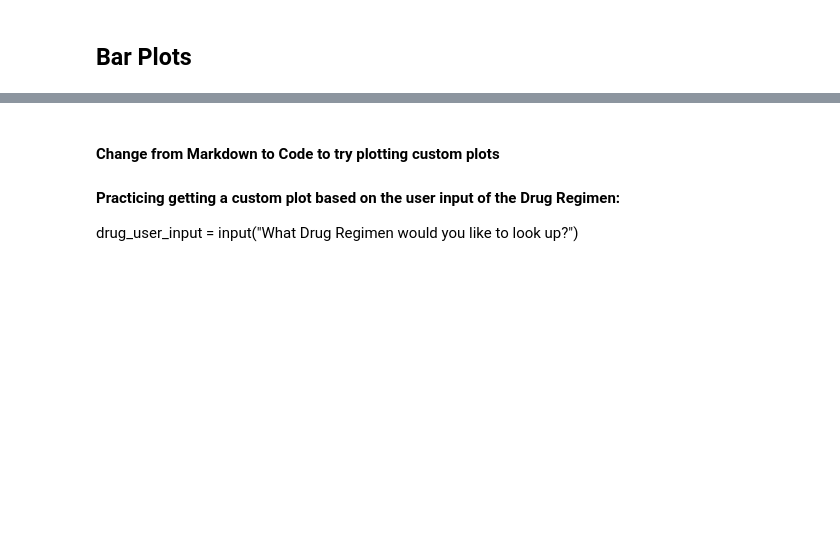
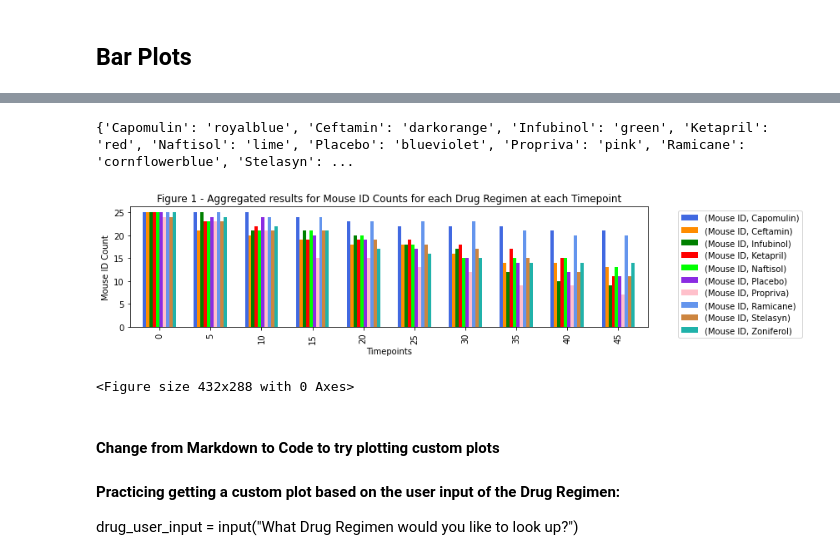
Before and after one commit to IrinaUX/MatPlotLib_hw, a Jupyter notebook: pymaceuticals_starter-Copy6_Statisctics.ipynb, the cells around one changed output, grey strips where cells are left out. Cells and saved outputs as stored; diff of their text form; code cells hidden in the pictures; blank space fills up the shorter version.

```diff
--- a/pymaceuticals_starter-Copy6_Statisctics.ipynb
+++ b/pymaceuticals_starter-Copy6_Statisctics.ipynb
@@ -113,27 +158,31 @@ len(clean_df["Mouse ID"].unique())
 # %%
-# # Option 3 - aggregate the plots into one:
-# # Create a grouped_df with two columns:
-# grouped_gf = clean_df.groupby(['Timepoint','Drug Regimen'])
-# mice_count = grouped_gf['Timepoint'].count()
+# Option 3 - aggregate the plots into one:
+# Create a grouped_df with two columns:
+grouped_gf = clean_df.groupby(['Timepoint','Drug Regimen'])
+mice_count = grouped_gf['Timepoint'].count()
 
-# # Aggreate the data into one plot:
-# agg_df = clean_df.groupby(['Drug Regimen','Timepoint']).agg({'Mouse ID':'count'})
+# Aggreate the data into one plot:
+agg_df = clean_df.groupby(['Drug Regimen','Timepoint']).agg({'Mouse ID':'count'})
 
-# # This dictionary is to color the bars in the custom plot based on specific drug.
-# values = ["royalblue","darkorange","green","red","lime","blueviolet","pink","cornflowerblue","peru","lightseagreen"]
-# keys = drug_list_plt
-# color_drug_dict = dict(zip(keys, values))
-# print(color_drug_dict)
+# This dictionary is to color the bars in the custom plot based on specific drug.
+values = ["royalblue","darkorange","green","red","lime","blueviolet","pink","cornflowerblue","peru","lightseagreen"]
+keys = drug_list_plt
+color_drug_dict = dict(zip(keys, values))
+print(color_drug_dict)
 
-# #colors_drug_dict = pd.dict({})
-# agg_df.unstack(0).plot(kind="bar",figsize=(12,3), label='_nolegend_', color=values, width=0.65)
-# plt.title("Figure 1 - Aggregated results for Mouse ID Counts for each Drug Regimen at each Timepoint")
-# plt.legend(bbox_to_anchor=(1.05, 1))
-# plt.xlabel("Timepoints")
-# plt.ylabel("Mouse ID Count")
-# plt.tight_layout()
-# plt.show()
-# plt.savefig("agg_df_plot")
+#colors_drug_dict = pd.dict({})
+agg_df.unstack(0).plot(kind="bar",figsize=(12,3), label='_nolegend_', color=values, width=0.65)
+plt.title("Figure 1 - Aggregated results for Mouse ID Counts for each Drug Regimen at each Timepoint")
+plt.legend(bbox_to_anchor=(1.05, 1))
+plt.xlabel("Timepoints")
+plt.ylabel("Mouse ID Count")
+plt.tight_layout()
+plt.show()
+plt.savefig("agg_df_plot")
+# %% [output]
+{'Capomulin': 'royalblue', 'Ceftamin': 'darkorange', 'Infubinol': 'green', 'Ketapril': 'red', 'Naftisol': 'lime', 'Placebo': 'blueviolet', 'Propriva': 'pink', 'Ramicane': 'cornflowerblue', 'Stelasyn': ...
+[figure, added]
+<Figure size 432x288 with 0 Axes>
 # %% [markdown]
 #### Change from Markdown to Code to try plotting custom plots
 #### Practicing getting a custom plot based on the user input of the Drug Regimen:
```
Also changed, not shown: parts of 27 cells of this notebook.
